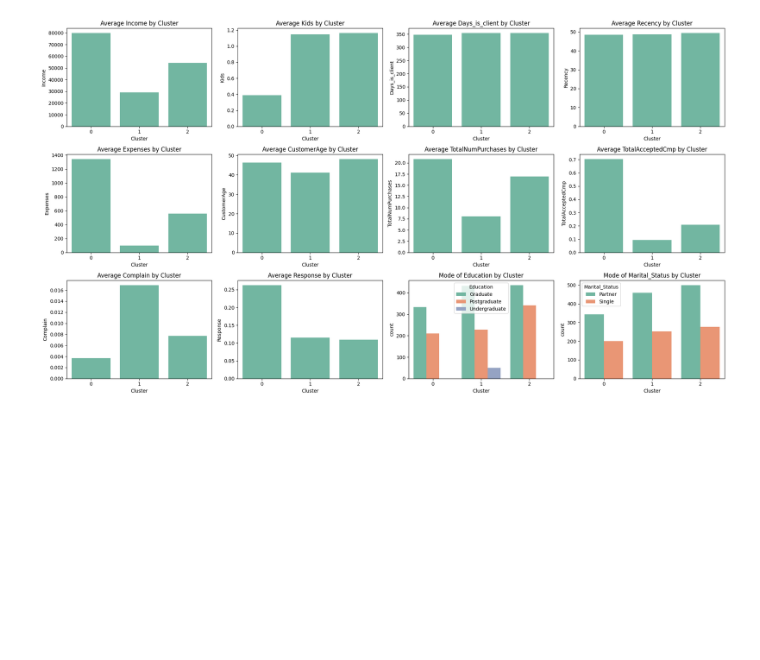
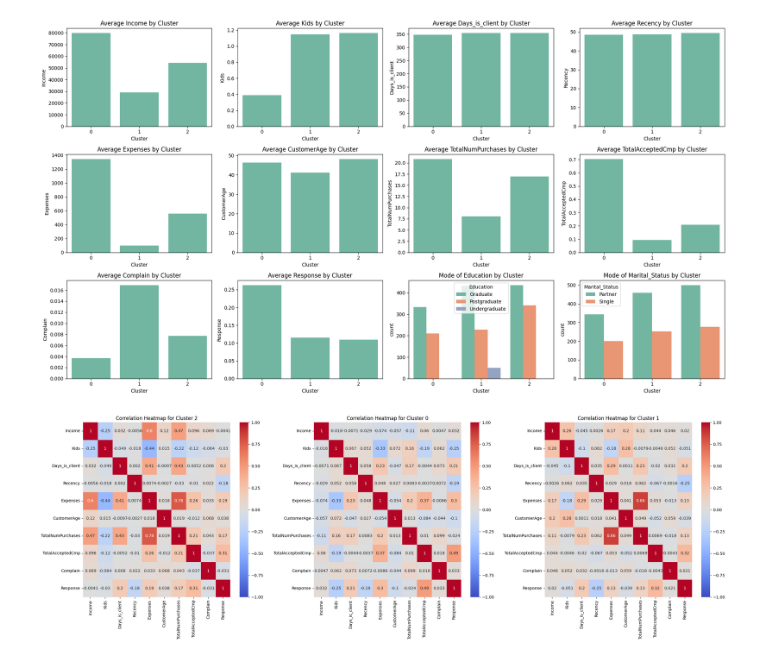
Before and after one commit to mtorella/ClusterAnalysisForBusiness_gp, a Jupyter notebook: main-2.ipynb, the cells around one changed output. Saved outputs shown, nothing was run; the diff lists cells and outputs as text; code cells hidden in the pictures; blank space fills up the shorter version.

Commit message:
task 2 g) other graphs

```diff
--- a/main-2.ipynb
+++ b/main-2.ipynb
@@ -867,3 +870,18 @@ plt.tight_layout(rect=[0, 0.03, 1, 0.95])
 plt.show()
 # %% [output]
 [figure]
+# %%
+num_cols_without_cluster = [col for col in num_cols if col != 'Cluster']
+fig, axes = plt.subplots(1, 3, figsize=(24, 8))
+
+# Loop through each unique cluster and create a heatmap for each in the same row
+for idx, cluster in enumerate(df_clusters['Cluster'].unique()):
+    sns.heatmap(df_clusters[df_clusters['Cluster'] == cluster][num_cols_without_cluster].corr(),
+                annot=True, cmap="coolwarm", vmin=-1, vmax=1, ax=axes[idx])
+    axes[idx].set_title(f"Correlation Heatmap for Cluster {cluster}")
+
+# Adjust layout for readability
+plt.tight_layout()
+plt.show()
+# %% [output]
+[figure, added]
```
Also changed, not shown: parts of 4 cells of this notebook.
